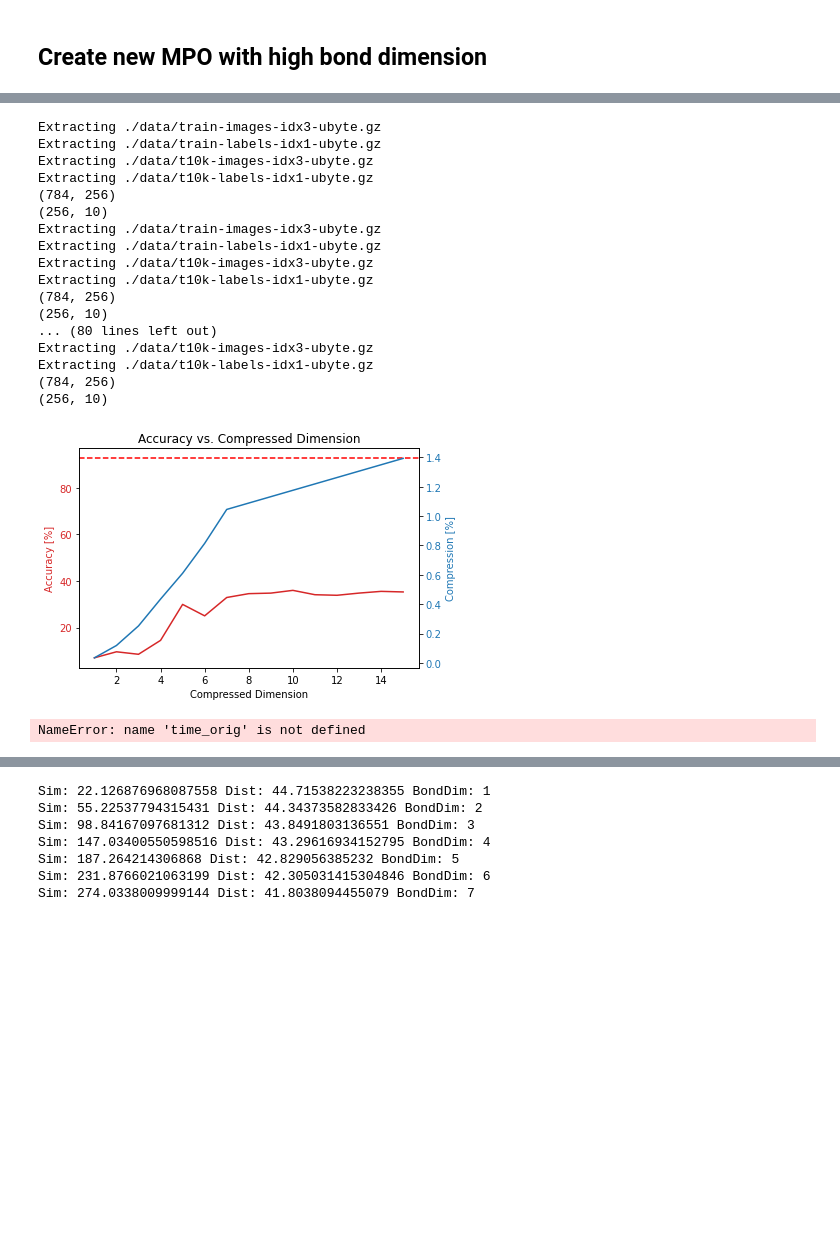
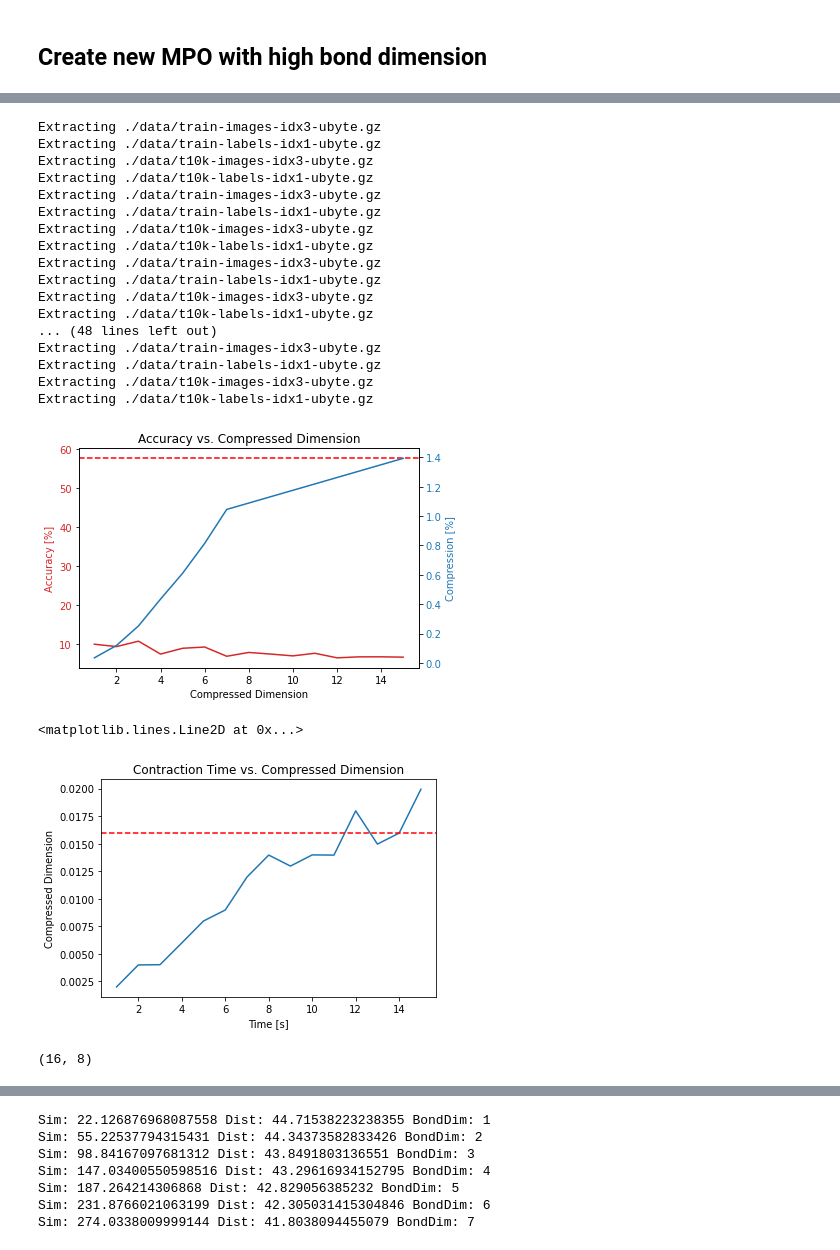
Before and after one commit to aaronleesander/DMRG-inspired-Algorithms-for-Neural-Network-Compression, a Jupyter notebook: DMRG/NN_Weights_Matrix.ipynb, the cells around one changed output, grey strips where cells are left out. Saved outputs shown, nothing was run; the diff lists cells and outputs as text; code cells hidden in the pictures; blank space fills up the shorter version.

```diff
--- a/DMRG/NN_Weights_Matrix.ipynb
+++ b/DMRG/NN_Weights_Matrix.ipynb
@@ -81,13 +109,24 @@ def close_legs(MPO):
         MPS.append(site)
     return MPS
 
-def open_legs(MPS, MPO_orig, bond_dim):
+def open_legs(MPS, sigma, sigma_prime, bond_dim):
+    """ Converts an MPS to an MPO by opening the physical dimensions
+
+    Args:
+        MPS: List of tensors of MPS
+        sigma: List of input physical dimensions
+        sigma_prime: List of output physical dimensions
+        bond_dim: List of bond dimensions
+
+    Returns:
+        MPO: List of tensors of MPO with given dimensions
+    """
     MPO = []
     for i, site in enumerate(MPS):
         if i == 0 or i == len(MPS)-1:
-            site = np.reshape(site.T, (bond_dim[i], MPO_orig[i].shape[1], MPO_orig[i].shape[2]))
+            site = np.reshape(site.T, (bond_dim[i], sigma_prime[i], sigma[i]))
         else:
-            site = np.reshape(site, (bond_dim[i-1], bond_dim[i], MPO_orig[i].shape[2], MPO_orig[i].shape[3]))
+            site = np.reshape(site, (bond_dim[i-1], bond_dim[i], sigma_prime[i], sigma[i]))
         MPO.append(site)
     return MPO
 # %%
@@ -418,6 +455,6 @@ Extracting ./data/t10k-labels-idx1-ubyte.gz
 # %%
 ### Maximizing total accuracy
-acc_orig, time_orig = FC2(MPS_0, bias_0, MPS_1, bias_1, W_0, W_1)
+acc_orig, time_orig = FC2(MPS_0, bias_0, MPS_1, bias_1)
 
 acc_compressed = []
 time_compressed = []
@@ -441,16 +478,35 @@ for new_dim in range(1, longest+1):
             MPS_0_test = compressed_MPS_0[new_dim-1]
             MPS_1_test = compressed_MPS_1[-1]
 
+
+    ############################
+    dim_0 = [MPS_0_test[0].shape[1], MPS_0_test[1].shape[1], MPS_0_test[2].shape[1], MPS_0_test[3].shape[1]]
+    dim_1 = [MPS_1_test[0].shape[1], MPS_1_test[1].shape[1], MPS_1_test[2].shape[1], MPS_1_test[3].shape[1]]
+    MPO_0_test = open_legs(MPS_0_test, sigma=[4,7,7,4], sigma_prime=[4,4,4,4], bond_dim=dim_0)
+    MPO_1_test = open_legs(MPS_1_test, sigma=[4,4,4,4], sigma_prime=[1,10,1,1], bond_dim=dim_1)
     total_params = 0
-    for tensor in MPS_0_test:
+    for tensor in MPO_0_test:
         total_params += tensor.size
-    for tensor in MPS_1_test:
+    for tensor in MPO_1_test:
         total_params += tensor.size
     params.append(total_params)
 
-    acc, t = FC2(MPS_0_test, bias_0, MPS_1_test, bias_1, W_0, W_1)
+    acc, t = FC2(MPO_0_test, bias_0, MPO_1_test, bias_1)
     acc_compressed.append(acc)
     time_compressed.append(t)
+
+    ############################
+
+    # total_params = 0
+    # for tensor in MPS_0_test:
+    #     total_params += tensor.size
+    # for tensor in MPS_1_test:
+    #     total_params += tensor.size
+    # params.append(total_params)
+
+    # acc, t = FC2(MPS_0_test, bias_0, MPS_1_test, bias_1)
+    # acc_compressed.append(acc)
+    # time_compressed.append(t)
 
 params_orig = 0
 for tensor in MPS_0:
@@ -475,39 +531,40 @@ ax1.tick_params(axis='y', labelcolor=color)
 ax1.axhline(acc_orig, color='r', linestyle='--')
 
 ax2 = ax1.twinx()  # instantiate a second axes that shares the same x-axis
 
 color = 'tab:blue'
 ax2.set_ylabel('Compression [%]', color=color)  # we already handled the x-label with ax1
 ax2.plot(x, params, color=color)
 ax2.tick_params(axis='y', labelcolor=color)
 
 plt.title('Accuracy vs. Compressed Dimension')
 fig.tight_layout()
 plt.show()
 
 plt.figure()
 plt.plot(x, time_compressed)
 plt.title('Contraction Time vs. Compressed Dimension')
 plt.xlabel('Time [s]')
 plt.ylabel('Compressed Dimension')
 plt.axhline(time_orig, color='r', linestyle='--')
 # %% [output]
 Extracting ./data/train-images-idx3-ubyte.gz
 Extracting ./data/train-labels-idx1-ubyte.gz
 Extracting ./data/t10k-images-idx3-ubyte.gz
 Extracting ./data/t10k-labels-idx1-ubyte.gz
-(784, 256)
-(256, 10)
 Extracting ./data/train-images-idx3-ubyte.gz
 Extracting ./data/train-labels-idx1-ubyte.gz
 Extracting ./data/t10k-images-idx3-ubyte.gz
 Extracting ./data/t10k-labels-idx1-ubyte.gz
-(784, 256)
-(256, 10)
-... (80 lines left out)
+Extracting ./data/train-images-idx3-ubyte.gz
+Extracting ./data/train-labels-idx1-ubyte.gz
 Extracting ./data/t10k-images-idx3-ubyte.gz
 Extracting ./data/t10k-labels-idx1-ubyte.gz
-(784, 256)
-(256, 10)
+... (48 lines left out)
+Extracting ./data/train-images-idx3-ubyte.gz
+Extracting ./data/train-labels-idx1-ubyte.gz
+Extracting ./data/t10k-images-idx3-ubyte.gz
+Extracting ./data/t10k-labels-idx1-ubyte.gz
-[figure, old version]
+[figure, new version]
-NameError: name 'time_orig' is not defined
+<matplotlib.lines.Line2D at 0x...>
+[figure, added]
@@ -513,0 +573,4 @@ NameError: name 'time_orig' is not defined
+# %%
+test[3].shape
+# %% [output]
+(16, 8)
```
Also changed, not shown: parts of 9 cells of this notebook, 4 other files.
